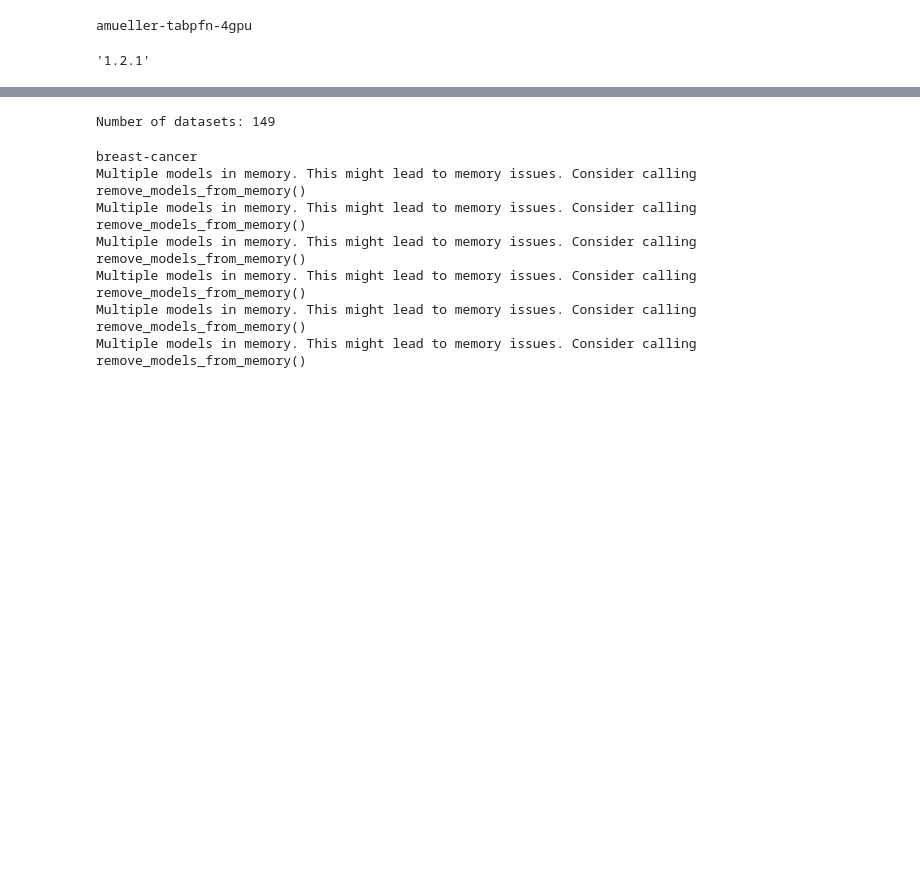
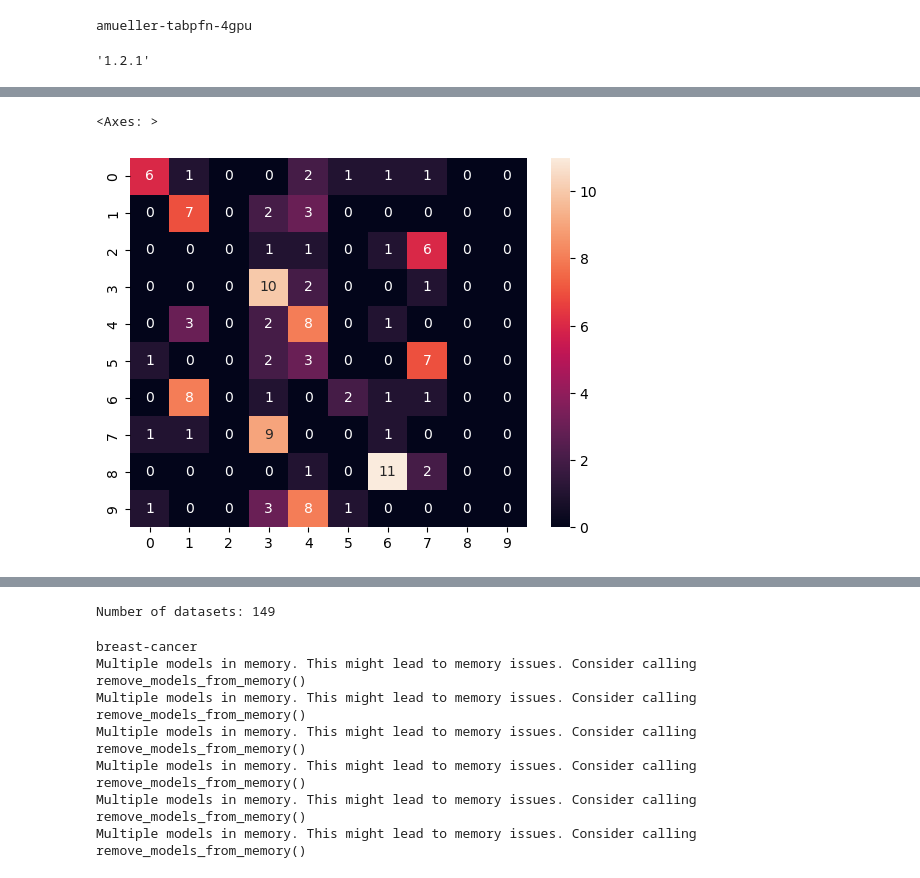
Before and after one commit to microsoft/ticl, a Jupyter notebook: tabpfn/neural_net_comparison_distillation.ipynb, the cells around one changed output, grey strips where cells are left out. Drawn from its saved outputs; the diff is of its cells as text; code cells hidden in the pictures; blank space fills up the shorter version.

```diff
--- a/tabpfn/neural_net_comparison_distillation.ipynb
+++ b/tabpfn/neural_net_comparison_distillation.ipynb
@@ -28,0 +82,3 @@ TorchMLP(n_epochs=100).fit(X_train, y_train).score(X_test, y_test)
+# %%
+old_mlp = ForwardMLPModel(path="models_diff/prior_diff_real_checkpoint_predict_mlp_special_token_multiclass_04_19_2023_17_34_48_n_0_epoch_12.cpkt").fit(X_train, y_train)
+old_mlp.score(X_test, y_test)
@@ -28,0 +312,5 @@ TorchMLP(n_epochs=100).fit(X_train, y_train).score(X_test, y_test)
+# %%
+sns.heatmap(confusion_matrix(y_test, old_mlp.predict(X_test)), annot=True)
+# %% [output]
+<Axes: >
+[figure, added]
```
Also changed, not shown: parts of 109 cells of this notebook, 5 other files.
